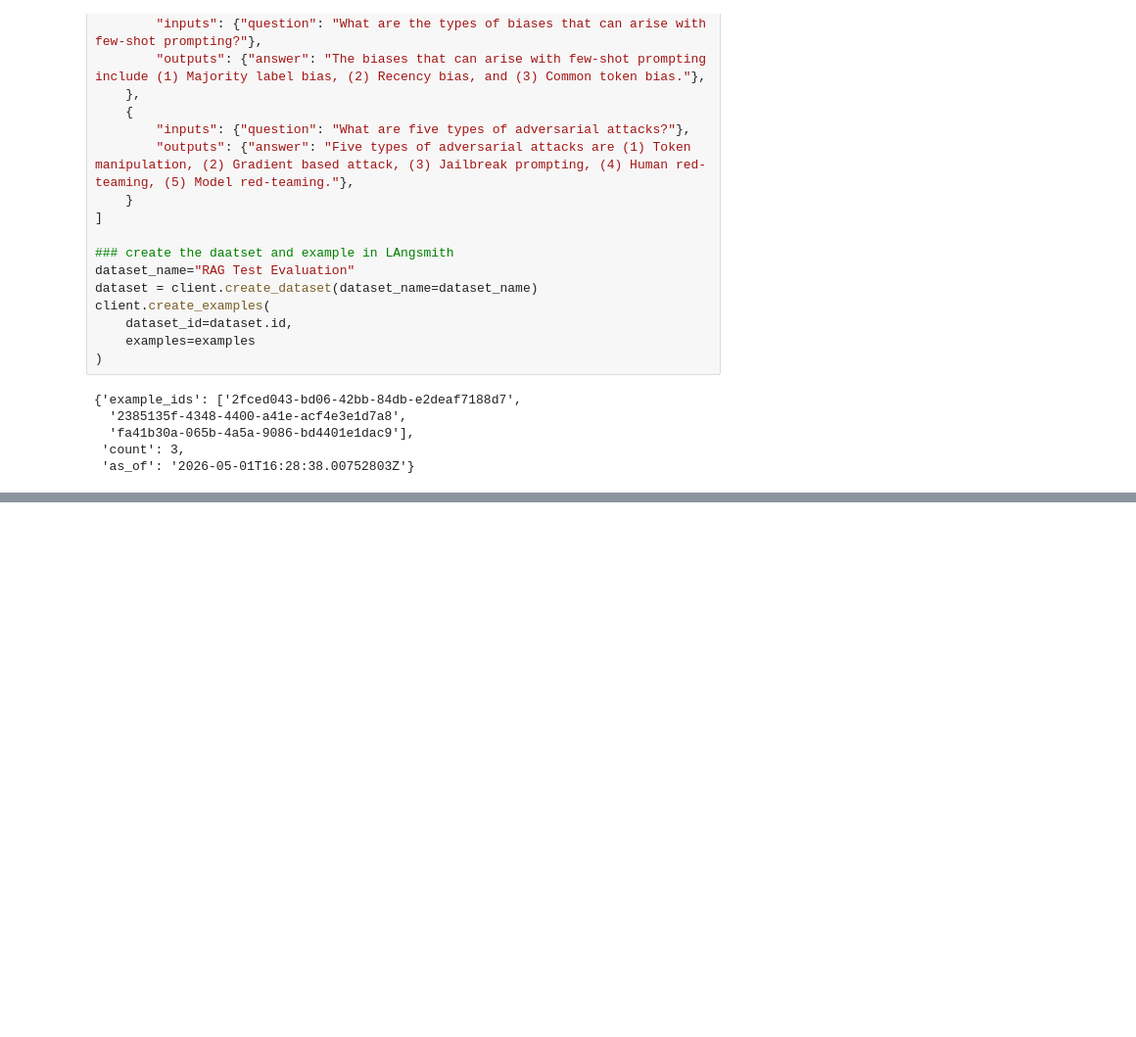
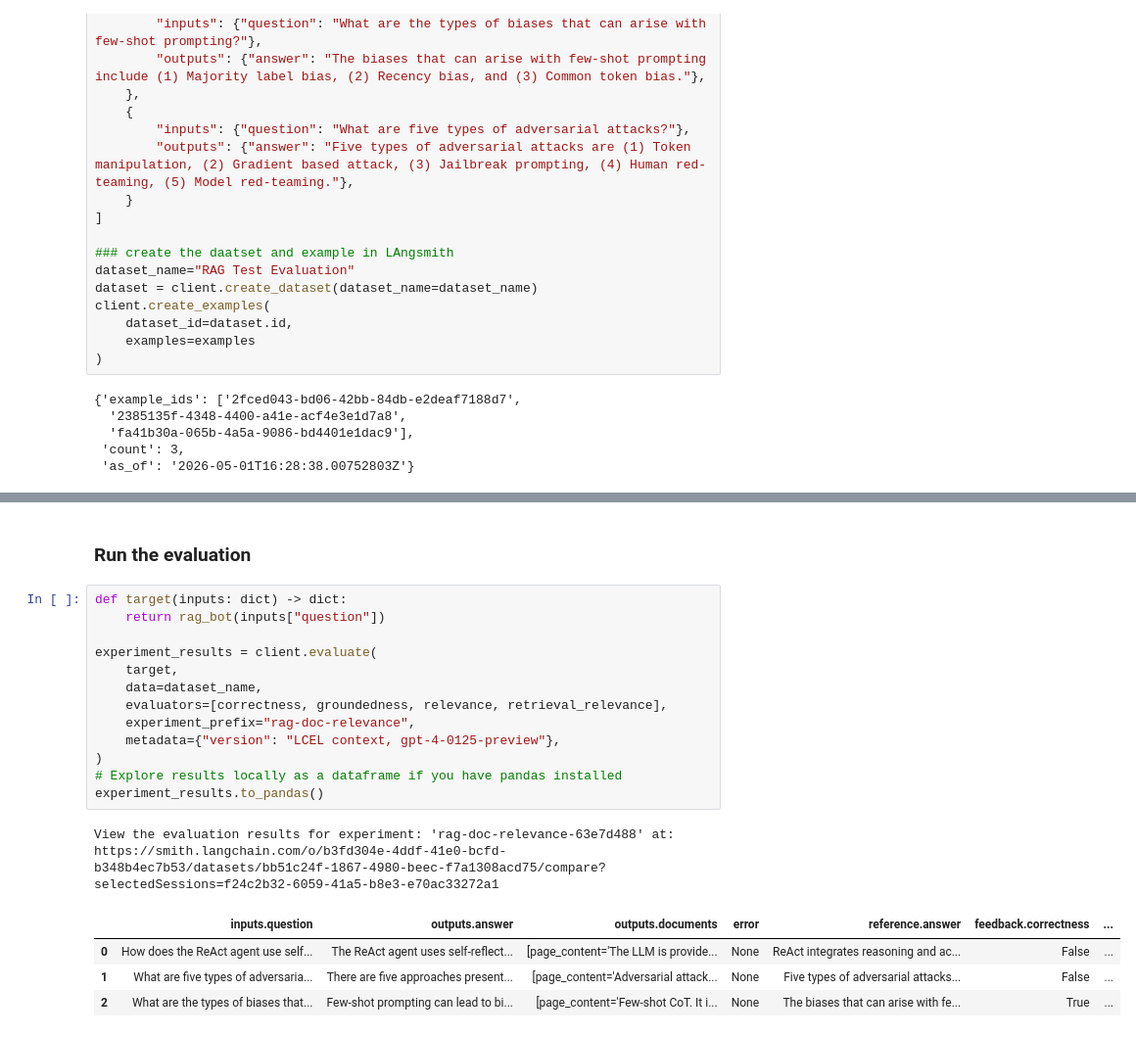
Before and after one commit to arnavbhatiamait/Agentic-Ai-and-Rag-Krish-naik, a Jupyter notebook: 23_RAG_Evaluation/1_RAG_evaluation.ipynb, the cells around one changed output, grey strips where cells are left out. Shown at 98% size. Drawn from its saved outputs; the diff is of its cells as text; blank space fills up the shorter version.

Commit message:
added evaluation

```diff
--- a/23_RAG_Evaluation/1_RAG_evaluation.ipynb
+++ b/23_RAG_Evaluation/1_RAG_evaluation.ipynb
@@ -284,0 +458,22 @@ client.create_examples(
+# %% [markdown]
+### Run the evaluation
+# %%
+def target(inputs: dict) -> dict:
+    return rag_bot(inputs["question"])
+
+experiment_results = client.evaluate(
+    target,
+    data=dataset_name,
+    evaluators=[correctness, groundedness, relevance, retrieval_relevance],
+    experiment_prefix="rag-doc-relevance",
+    metadata={"version": "LCEL context, gpt-4-0125-preview"},
+)
+# Explore results locally as a dataframe if you have pandas installed
+experiment_results.to_pandas()
+# %% [output]
+View the evaluation results for experiment: 'rag-doc-relevance-63e7d488' at:
+https://smith.langchain.com/o/b3fd304e-4ddf-41e0-bcfd-b348b4ec7b53/datasets/bb51c24f-1867-4980-beec-f7a1308acd75/compare?selectedSessions=f24c2b32-6059-41a5-b8e3-e70ac33272a1
+|  | inputs.question | outputs.answer | outputs.documents | error | reference.answer | feedback.correctness | ... |
+| 0 | How does the ReAct agent use self... | The ReAct agent uses self-reflect... | [page_content='The LLM is provide... | None | ReAct integrates reasoning and ac... | False | ... |
+| 1 | What are five types of adversaria... | There are five approaches present... | [page_content='Adversarial attack... | None | Five types of adversarial attacks... | False | ... |
+| 2 | What are the types of biases that... | Few-shot prompting can lead to bi... | [page_content='Few-shot CoT. It i... | None | The biases that can arise with fe... | True | ... |
```
Also changed, not shown: parts of 8 cells of this notebook.
